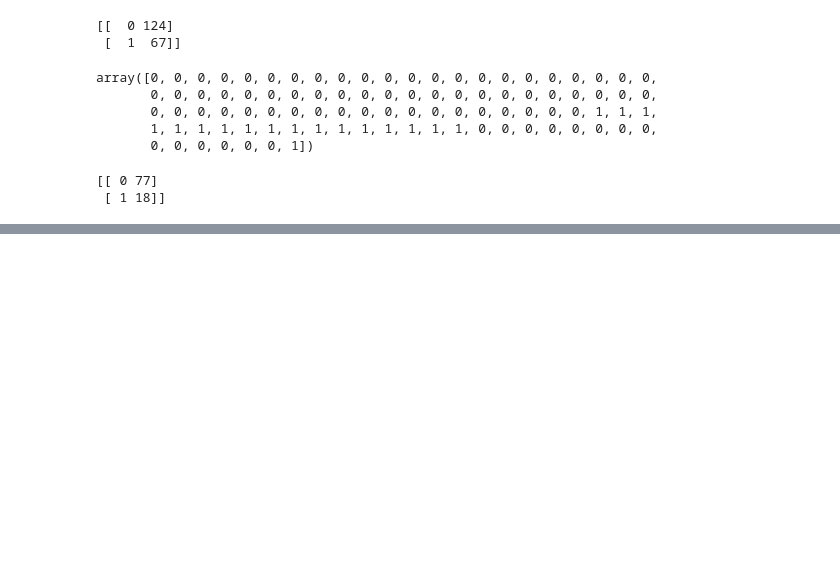
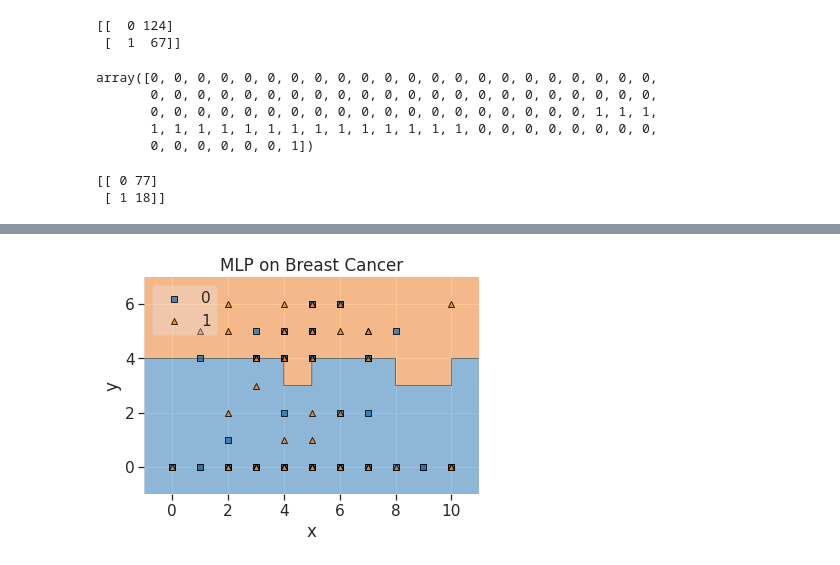
Before and after one commit to BlackCurrantDS/Mining-Rare-Association-Rules, a Jupyter notebook: E2E_ClusteringApproach_BreastCancer_fold3.ipynb, the cells around one changed output, grey strips where cells are left out. Drawn from its saved outputs; the diff is of its cells as text; code cells hidden in the pictures; blank space fills up the shorter version.

```diff
--- a/E2E_ClusteringApproach_BreastCancer_fold3.ipynb
+++ b/E2E_ClusteringApproach_BreastCancer_fold3.ipynb
@@ -3616,0 +3630,9 @@ print(np.asarray((unique, counts)).T)
+# %%
+from sklearn import preprocessing
+le_tumor_size = preprocessing.LabelEncoder()
+le_inv_nodes = preprocessing.LabelEncoder()
+le_y = preprocessing.LabelEncoder()
+# %%
+X['tumor-size'] = le_tumor_size.fit_transform(X['tumor-size'])
+X['inv-nodes'] = le_inv_nodes.fit_transform(X['inv-nodes'])
+y = le_inv_nodes.fit_transform(y)
@@ -3616,0 +3649,3 @@ print(np.asarray((unique, counts)).T)
+# %%
+svm = SVC(C=0.5, kernel='linear')
+svm.fit(X, y)
@@ -3616,0 +3657,4 @@ print(np.asarray((unique, counts)).T)
+# %%
+clf_mlp = MLPClassifier(solver='lbfgs', alpha=1e-5,
+                    hidden_layer_sizes=(5, 2), random_state=1)
+clf_mlp.fit(X, y)
@@ -3616,0 +3672,11 @@ print(np.asarray((unique, counts)).T)
+# %%
+# Plotting decision regions
+plot_decision_regions(np.array(X), np.array(y), clf=svm, legend=2)
+
+# Adding axes annotations
+plt.xlabel('x')
+plt.ylabel('y')
+plt.title('MLP on Breast Cancer')
+plt.show()
+# %% [output]
+[figure, added]
```
Also changed, not shown: parts of 19 cells of this notebook.
